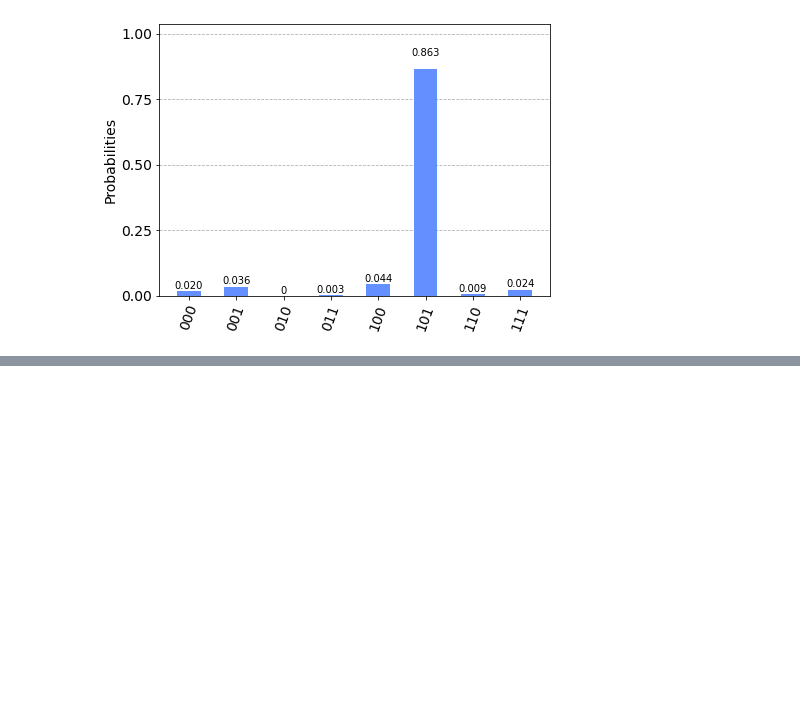
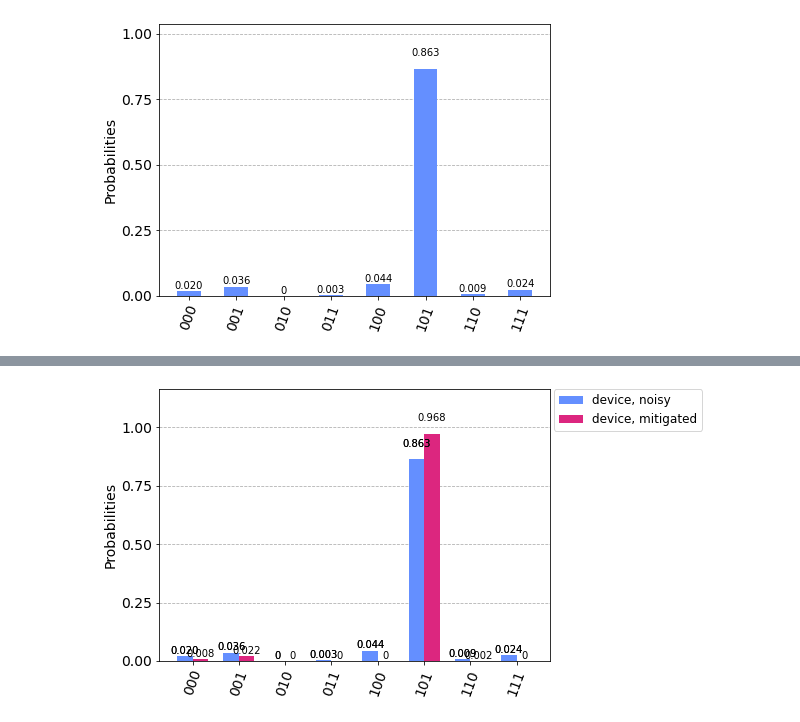
Before and after one commit to Sinestro38/errorMitigated-Bernstein-alg, a Jupyter notebook: Generalized Bernstein-Vazirani algorithm with error mitigation .ipynb, the cells around one changed output, grey strips where cells are left out. Drawn from its saved outputs; the diff is of its cells as text; code cells hidden in the pictures; blank space fills up the shorter version.

```diff
--- a/Generalized Bernstein-Vazirani algorithm with error mitigation .ipynb
+++ b/Generalized Bernstein-Vazirani algorithm with error mitigation .ipynb
@@ -114,4 +123,6 @@ QiskitError: "Unexpected state label '000', verify the fitter's state labels cor
 # %%
-device_counts = device_results.get_counts(circuit)
-mitigated_counts = mitigated_result.get_counts(circuit)
+device_counts = results.get_counts()
+mitigated_counts = mitigated_result.get_counts()
 plot_histogram([device_counts, mitigated_counts], legend=['device, noisy', 'device, mitigated'])
+# %% [output]
+[figure, added]
```
Also changed, not shown: parts of 16 cells of this notebook.
